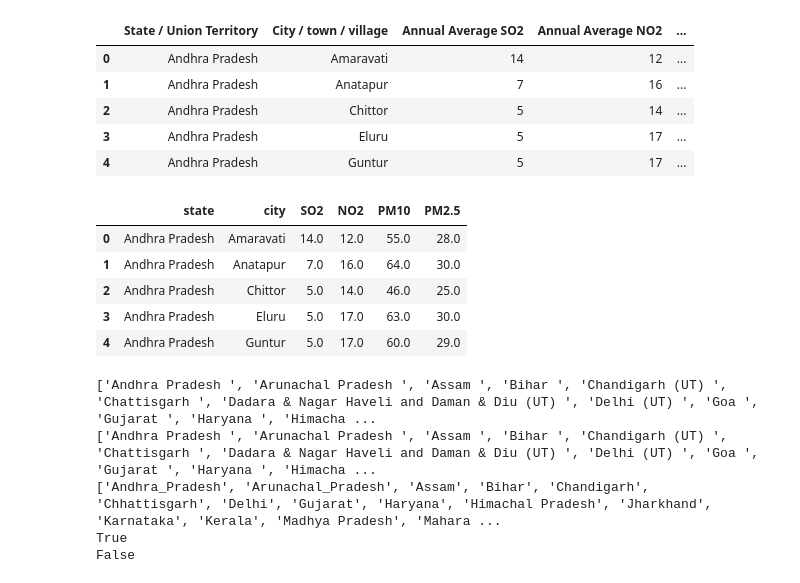
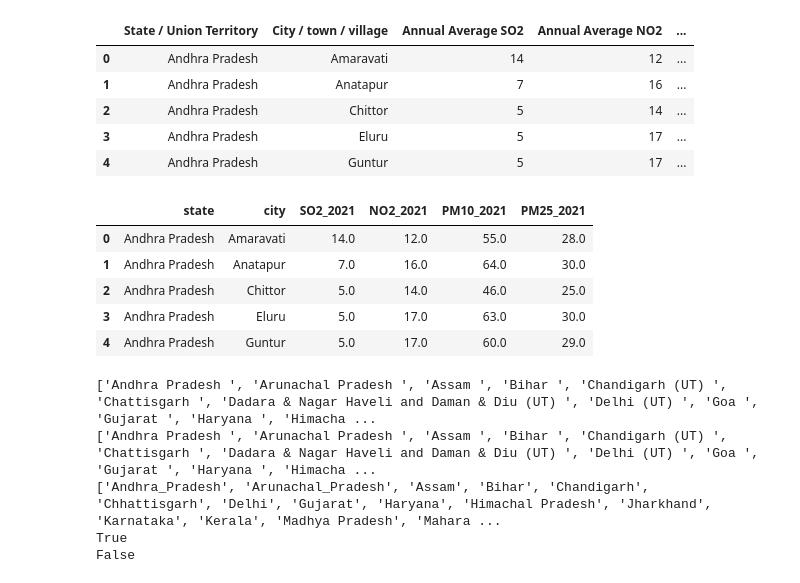
Before and after one commit to latheeshpoondla/Project, a Jupyter notebook: DSProject.ipynb, the cells around one changed output. Saved outputs shown, nothing was run; the diff lists cells and outputs as text; code cells hidden in the pictures.

```diff
--- a/DSProject.ipynb
+++ b/DSProject.ipynb
@@ -93,13 +93,13 @@ display(df_2021.head())
 | 3 | Andhra Pradesh | Eluru | 5 | 17 | ... |
 | 4 | Andhra Pradesh | Guntur | 5 | 17 | ... |
 # %%
-df_2021.rename(columns={'State / Union Territory ':'state', 'City / town / village ':'city', 'Annual Average SO2':'SO2'}, inplace=True)
-df_2021.rename(columns={'Annual Average NO2':'NO2', 'Annual Average PM10':'PM10', 'Annual Average PM2.5':'PM2.5'}, inplace=True)
-numeric_cols = ['SO2', 'NO2', 'PM10', 'PM2.5']
+df_2021.rename(columns={'State / Union Territory ':'state', 'City / town / village ':'city', 'Annual Average SO2':'SO2_2021'}, inplace=True)
+df_2021.rename(columns={'Annual Average NO2':'NO2_2021', 'Annual Average PM10':'PM10_2021', 'Annual Average PM2.5':'PM25_2021'}, inplace=True)
+numeric_cols = ['SO2_2021', 'NO2_2021', 'PM10_2021', 'PM25_2021']
 df_2021[numeric_cols] = df_2021[numeric_cols].apply(pd.to_numeric, errors='coerce')
 display(df_2021.head())
 # %% [output]
-|  | state | city | SO2 | NO2 | PM10 | PM2.5 |
+|  | state | city | SO2_2021 | NO2_2021 | PM10_2021 | PM25_2021 |
 | 0 | Andhra Pradesh | Amaravati | 14.0 | 12.0 | 55.0 | 28.0 |
 | 1 | Andhra Pradesh | Anatapur | 7.0 | 16.0 | 64.0 | 30.0 |
 | 2 | Andhra Pradesh | Chittor | 5.0 | 14.0 | 46.0 | 25.0 |
```
Also changed, not shown: parts of 22 cells of this notebook, 1 other file.
